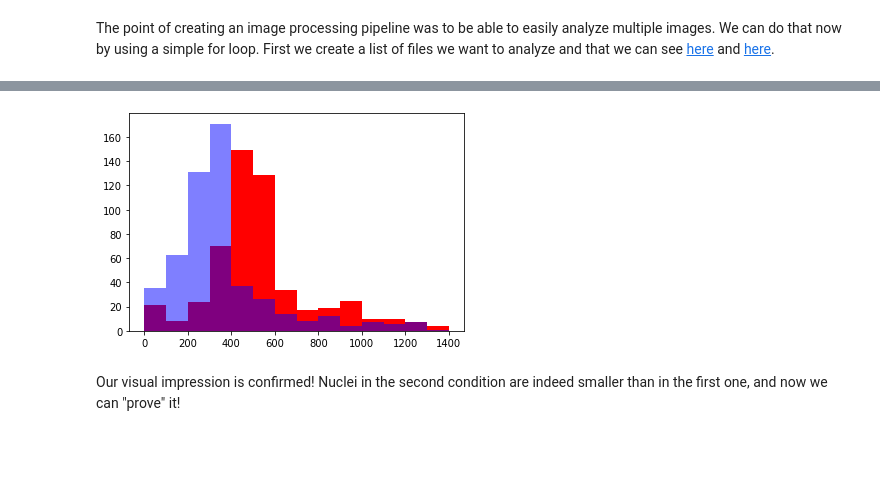
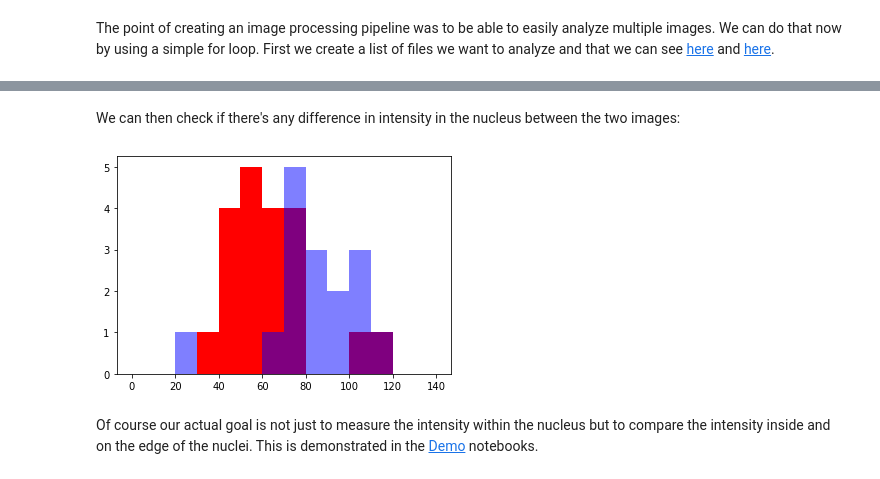
Before and after one commit to guiwitz/PyImageCourse_beginner, a Jupyter notebook: 13-Pipeline.ipynb, the cells around one changed output, grey strips where cells are left out. Cells and saved outputs as stored; diff of their text form; code cells hidden in the pictures; blank space fills up the shorter version.

```diff
--- a/13-Pipeline.ipynb
+++ b/13-Pipeline.ipynb
@@ -109 +146,6 @@ files_to_analyze = ['https://cildata.crbs.ucsd.edu/media/images/13585/13585.tif'
+# %%
+files_to_analyze = [
+    'https://github.com/guiwitz/PyImageCourse_beginner/raw/master/images/46658_784_B12_1.tif',
+    'https://github.com/guiwitz/PyImageCourse_beginner/raw/master/images/27897_273_C8_2.tif'
+]
 # %% [markdown]
@@ -115,5 +157,8 @@ for file in files_to_analyze:
     #use the function
     new_table = my_pipeline(file)
 
+    #add image index
+    new_table['filename'] = file.split('/')[-1]
+
     #append the result to the list
     all_tables.append(new_table)
@@ -140,8 +188,10 @@ We can of course again plot all our results. However now we have two conditions,
+# %% [markdown]
+We can then check if there's any difference in intensity in the nucleus between the two images:
 # %%
-plt.hist(all_tables[0].area, bins = np.arange(0,1500,100), color = 'red')
-plt.hist(all_tables[1].area, bins = np.arange(0,1500,100), alpha = 0.5, color = 'blue')
+plt.hist(all_tables[0].mean_intensity, bins = np.arange(0,150,10), color = 'red')
+plt.hist(all_tables[1].mean_intensity, bins = np.arange(0,150,10), alpha = 0.5, color = 'blue')
 plt.show()
 # %% [output]
-[figure, old version]
+[figure, new version]
-# %% [markdown]
-Our visual impression is confirmed! Nuclei in the second condition are indeed smaller than in the first one, and now we can "prove" it!
+# %% [markdown]
+Of course our actual goal is not just to measure the intensity within the nucleus but to compare the intensity inside and on the edge of the nuclei. This is demonstrated in the [Demo](Demo.ipynb) notebooks.
```
Also changed, not shown: parts of 17 cells of this notebook.
